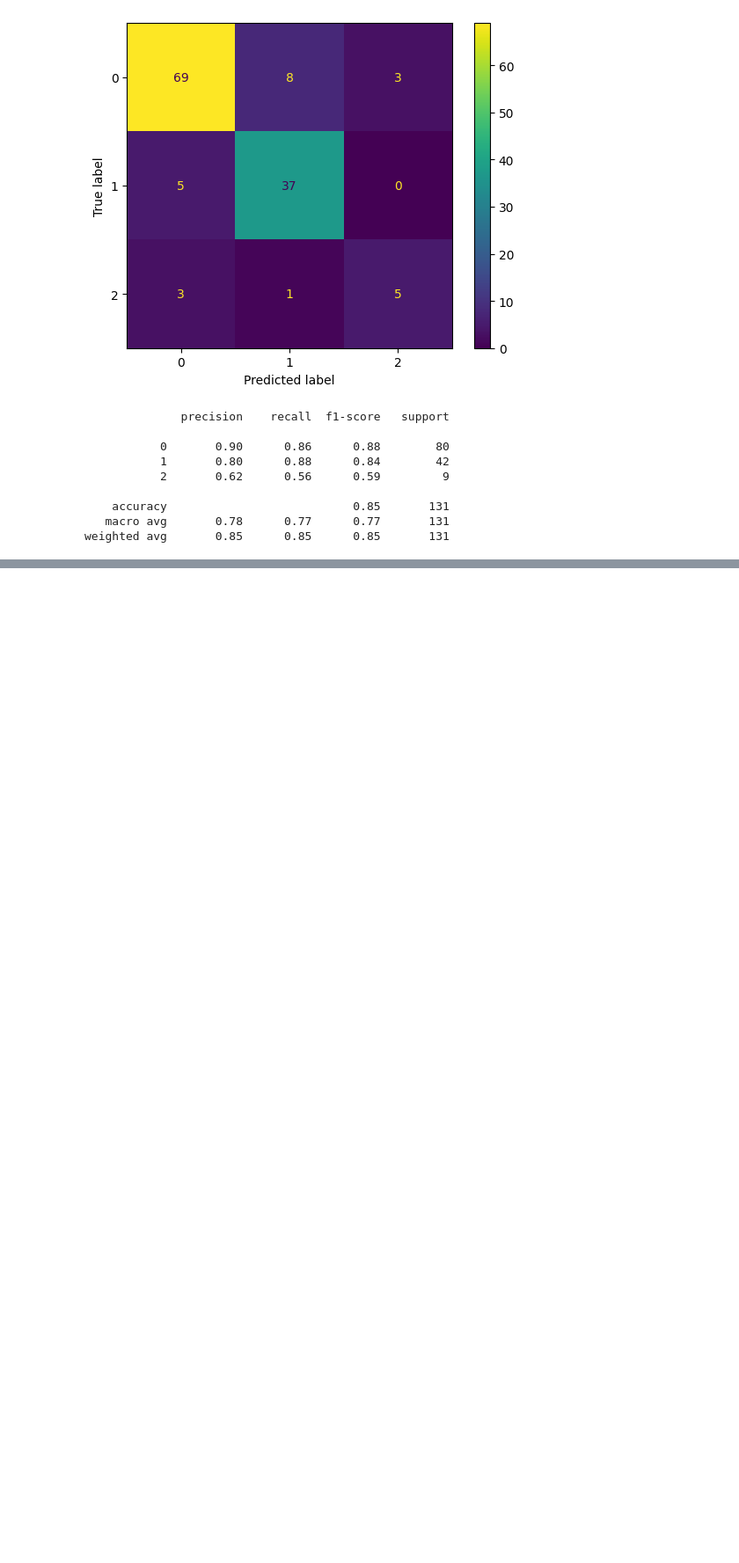
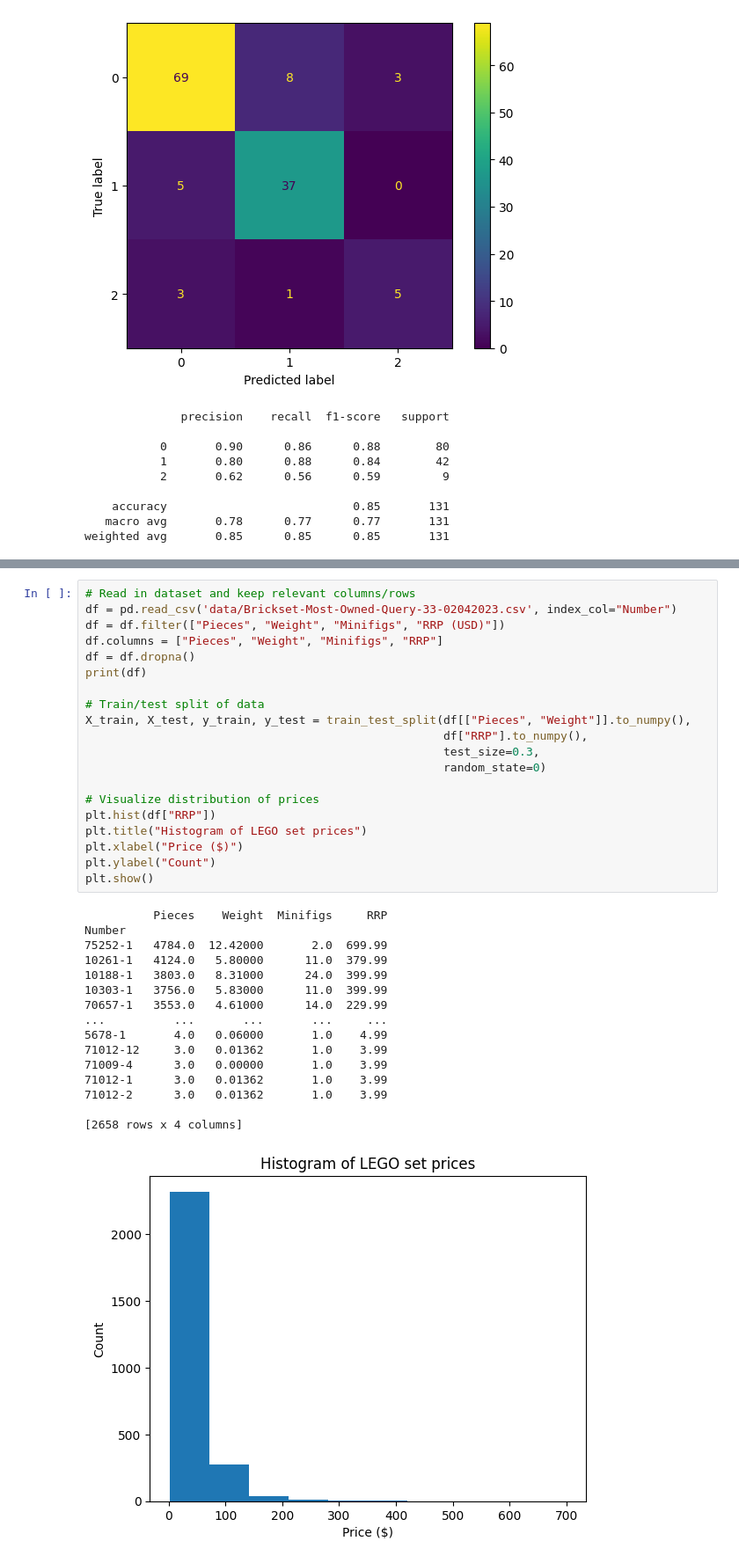
Before and after one commit to SeventhPrize/INDE_577_Data_Science_and_Machine_Learning, a Jupyter notebook: DecisionTree.ipynb, the cells around one changed output, grey strips where cells are left out. Shown at 88% size. Saved outputs shown, nothing was run; the diff lists cells and outputs as text; blank space fills up the shorter version.

```diff
--- a/DecisionTreeClassifier.ipynb
+++ b/DecisionTree.ipynb
@@ -344,0 +416,37 @@ print(r)
+# %%
+# Read in dataset and keep relevant columns/rows
+df = pd.read_csv('data/Brickset-Most-Owned-Query-33-02042023.csv', index_col="Number")
+df = df.filter(["Pieces", "Weight", "Minifigs", "RRP (USD)"])
+df.columns = ["Pieces", "Weight", "Minifigs", "RRP"]
+df = df.dropna()
+print(df)
+
+# Train/test split of data
+X_train, X_test, y_train, y_test = train_test_split(df[["Pieces", "Weight"]].to_numpy(),
+                                                    df["RRP"].to_numpy(),
+                                                    test_size=0.3,
+                                                    random_state=0)
+
+# Visualize distribution of prices
+plt.hist(df["RRP"])
+plt.title("Histogram of LEGO set prices")
+plt.xlabel("Price ($)")
+plt.ylabel("Count")
+plt.show()
+# %% [output]
+          Pieces    Weight  Minifigs     RRP
+Number
+75252-1   4784.0  12.42000       2.0  699.99
+10261-1   4124.0   5.80000      11.0  379.99
+10188-1   3803.0   8.31000      24.0  399.99
+10303-1   3756.0   5.83000      11.0  399.99
+70657-1   3553.0   4.61000      14.0  229.99
+...          ...       ...       ...     ...
+5678-1       4.0   0.06000       1.0    4.99
+71012-12     3.0   0.01362       1.0    3.99
+71009-4      3.0   0.00000       1.0    3.99
+71012-1      3.0   0.01362       1.0    3.99
+71012-2      3.0   0.01362       1.0    3.99
+
+[2658 rows x 4 columns]
+[figure, added]
```
Also changed, not shown: parts of 21 cells of this notebook.
